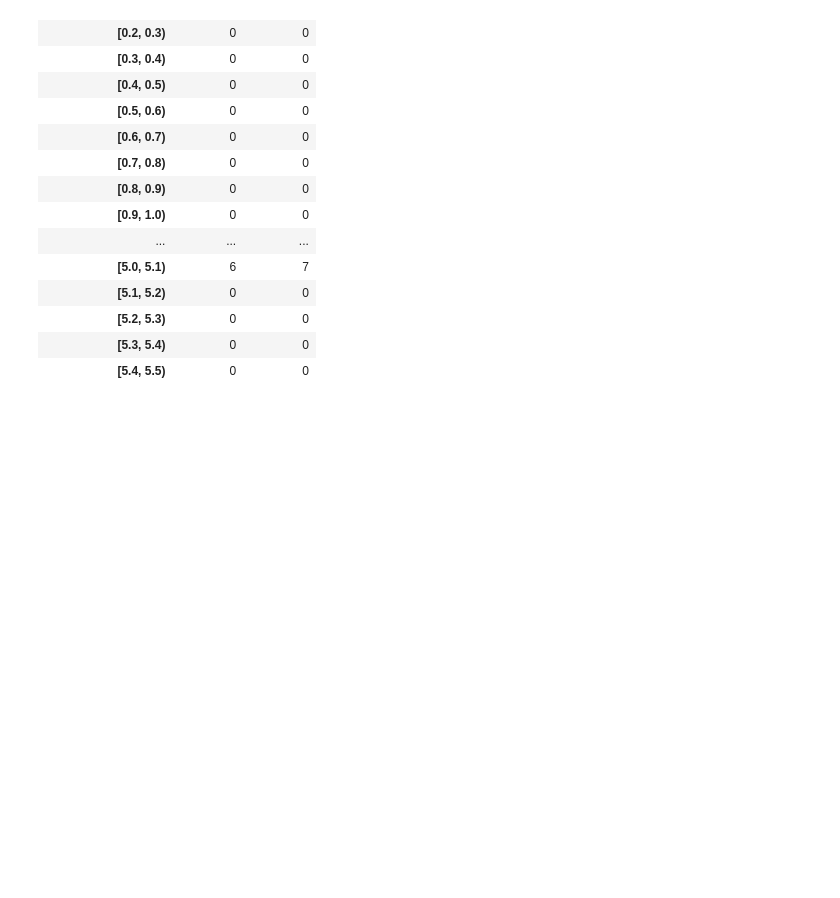
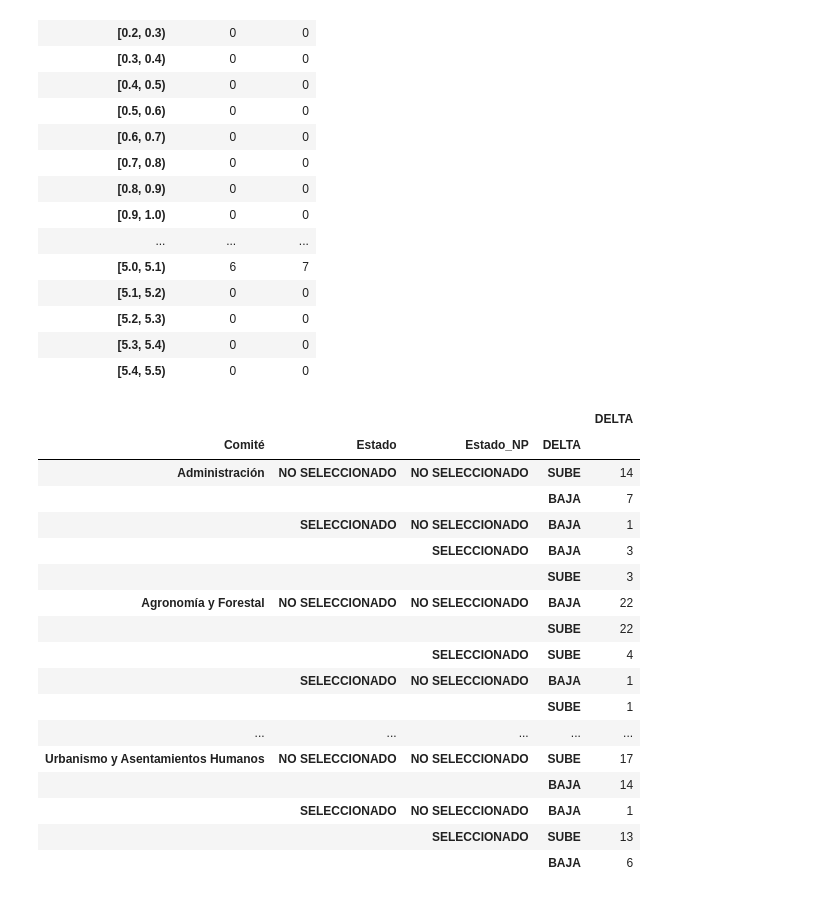
Before and after one commit to cgatanid/OTROS, a Jupyter notebook: SIMULACION_DOCTORADO_NACIONAL_2023.ipynb, the cells around one changed output. Cells and saved outputs as stored; diff of their text form; code cells hidden in the pictures; blank space fills up the shorter version.

```diff
--- a/SIMULACION_DOCTORADO_NACIONAL_2023.ipynb
+++ b/SIMULACION_DOCTORADO_NACIONAL_2023.ipynb
@@ -302,3 +297,26 @@ df.groupby(["Sexo", pd.cut(df.PUNTAJE_FINAL_NP, bins, right=False, include_lowes
 | [5.2, 5.3) | 0 | 0 |
 | [5.3, 5.4) | 0 | 0 |
 | [5.4, 5.5) | 0 | 0 |
+# %%
+pd.set_option('display.max_rows', 200)
+pd.set_option('display.precision', 3)
+df[df['Estado'] != 'FUERA DE BASES'].groupby(['Comité','Estado','Estado_NP'])['DELTA'].value_counts().to_frame()
+# %% [output]
+|  |  |  |  | DELTA |
+| Comité | Estado | Estado_NP | DELTA |  |
+| Administración | NO SELECCIONADO | NO SELECCIONADO | SUBE | 14 |
+|  |  |  | BAJA | 7 |
+|  | SELECCIONADO | NO SELECCIONADO | BAJA | 1 |
+|  |  | SELECCIONADO | BAJA | 3 |
+|  |  |  | SUBE | 3 |
+| Agronomía y Forestal | NO SELECCIONADO | NO SELECCIONADO | BAJA | 22 |
+|  |  |  | SUBE | 22 |
+|  |  | SELECCIONADO | SUBE | 4 |
+|  | SELECCIONADO | NO SELECCIONADO | BAJA | 1 |
+|  |  |  | SUBE | 1 |
+| ... | ... | ... | ... | ... |
+| Urbanismo y Asentamientos Humanos | NO SELECCIONADO | NO SELECCIONADO | SUBE | 17 |
+|  |  |  | BAJA | 14 |
+|  | SELECCIONADO | NO SELECCIONADO | BAJA | 1 |
+|  |  | SELECCIONADO | SUBE | 13 |
+|  |  |  | BAJA | 6 |
```
Also changed, not shown: parts of 2 cells of this notebook.
